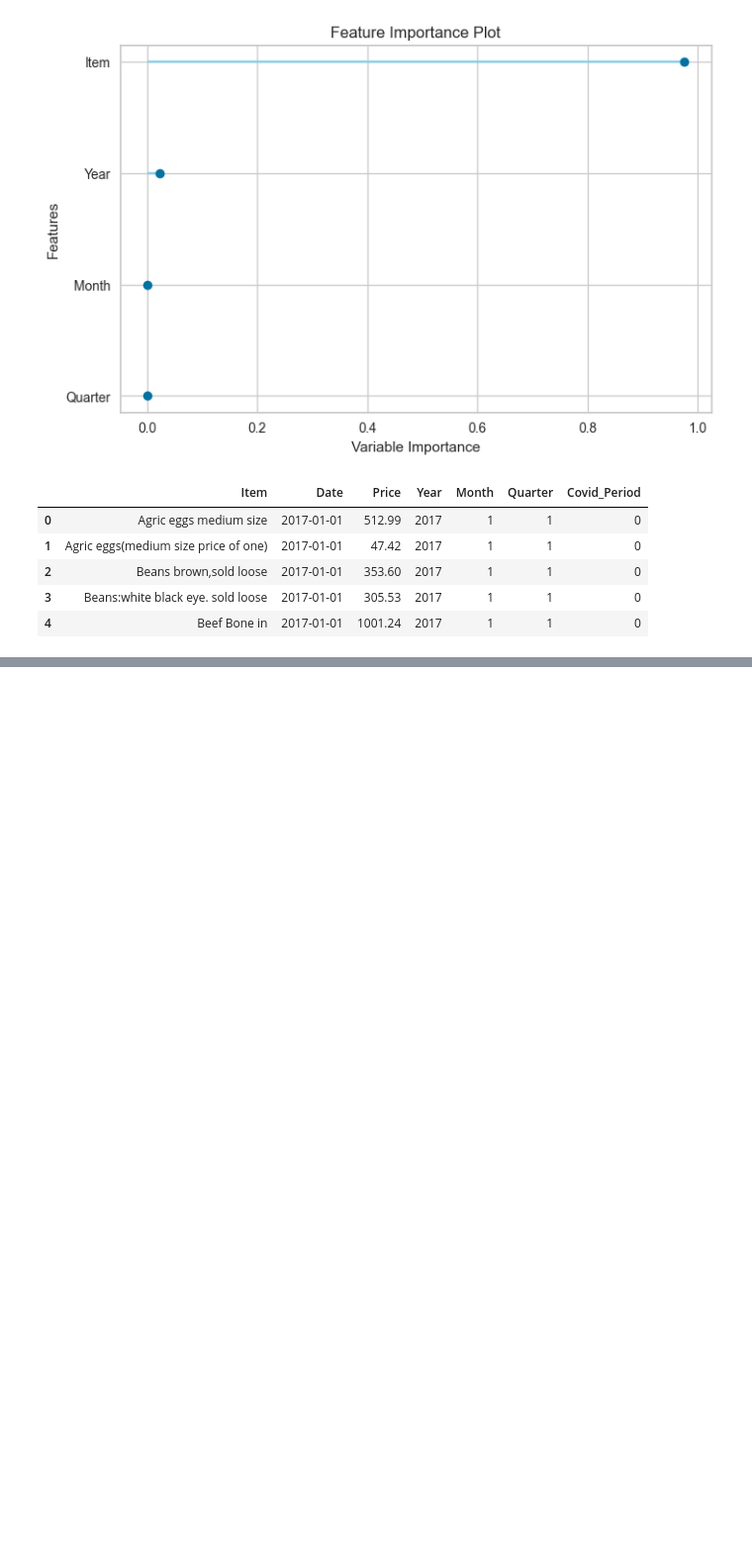
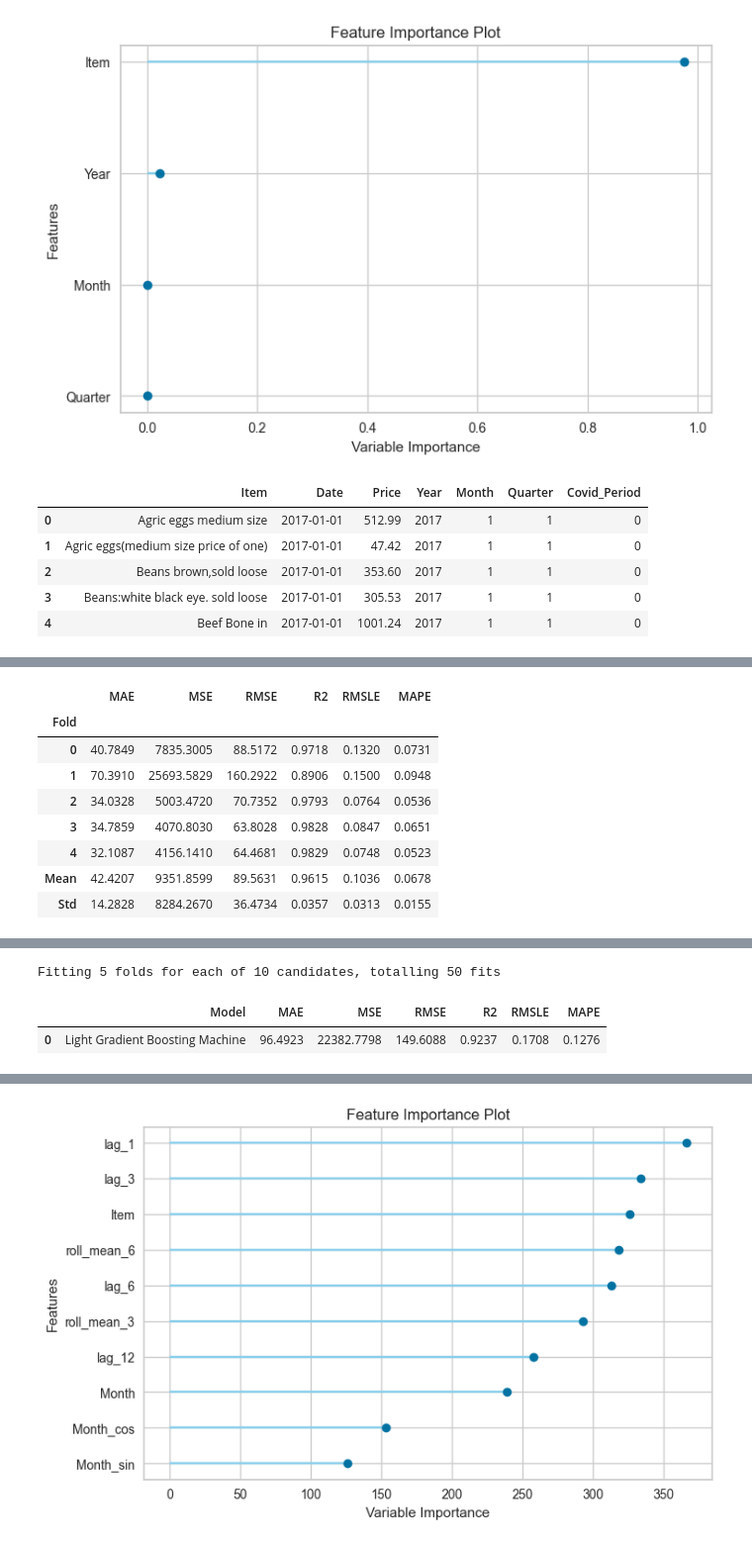
Before and after one commit to LesTobii/food-price-prediction, a Jupyter notebook: FFP_02_modeling.ipynb, the cells around one changed output, grey strips where cells are left out. Shown at 99% size. Cells and saved outputs as stored; diff of their text form; code cells hidden in the pictures; blank space fills up the shorter version.

Commit message:
Update FFP_02_modeling notebook

```diff
--- a/FFP_02_modeling.ipynb
+++ b/FFP_02_modeling.ipynb
@@ -248,0 +255,5 @@ df_engineered.head()
+# %%
+cutoff = df_engineered["Date"].max() - pd.DateOffset(months=6)
+
+train = df_engineered[df_engineered["Date"] <= cutoff]
+test  = df_engineered[df_engineered["Date"] >  cutoff]
@@ -248,0 +269,15 @@ df_engineered.head()
+# %%
+#lags and rolling averages
+def add_time_features(df, lags=[1,3,6,12], windows=[3,6]):
+    df = df.copy()
+    for lag in lags:
+        df[f'lag_{lag}'] = df.groupby("Item")['Price'].shift(lag)
+    for window in windows:
+        df[f'roll_mean_{window}'] = (
+            df.groupby("Item")['Price']
+              .transform(lambda x: x.shift(1).rolling(window).mean())
+        )
+    return df
+# %%
+train = add_time_features(train)
+test  = add_time_features(test)
@@ -248,0 +293,39 @@ df_engineered.head()
+# %%
+reg = setup(
+    data=train,
+    target='Price',
+    fold_strategy='timeseries',
+    fold=5,
+    data_split_shuffle=False,
+    session_id=123,
+    ignore_features=['Date']  # we already engineered date features
+)
+
+# Force LightGBM
+lgb_model = create_model('lightgbm')
+
+#Tune for better performance
+tuned_lgb = tune_model(lgb_model, optimize='RMSE')
+
+#Finalize for predictions
+final_lgb = finalize_model(tuned_lgb)
+
+#Predict on test set
+predictions = predict_model(final_lgb, data=test)
+
+# Evaluate performance
+
+from sklearn.metrics import mean_squared_error, mean_absolute_error, r2_score
+
+y_true = predictions['Price']
+y_pred = predictions['prediction_label']
+
+rmse = np.sqrt(mean_squared_error(y_true, y_pred))
+mae = mean_absolute_error(y_true, y_pred)
+r2 = r2_score(y_true, y_pred)
+
+print(f"RMSE: {rmse:.2f}, MAE: {mae:.2f}, R²: {r2:.3f}")
+
+# eature importance visualization
+plot_model(final_lgb, plot='feature')
+# %% [output]
@@ -248,0 +361,9 @@ df_engineered.head()
+|  | MAE | MSE | RMSE | R2 | RMSLE | MAPE |
+| Fold |  |  |  |  |  |  |
+| 0 | 40.7849 | 7835.3005 | 88.5172 | 0.9718 | 0.1320 | 0.0731 |
+| 1 | 70.3910 | 25693.5829 | 160.2922 | 0.8906 | 0.1500 | 0.0948 |
+| 2 | 34.0328 | 5003.4720 | 70.7352 | 0.9793 | 0.0764 | 0.0536 |
+| 3 | 34.7859 | 4070.8030 | 63.8028 | 0.9828 | 0.0847 | 0.0651 |
+| 4 | 32.1087 | 4156.1410 | 64.4681 | 0.9829 | 0.0748 | 0.0523 |
+| Mean | 42.4207 | 9351.8599 | 89.5631 | 0.9615 | 0.1036 | 0.0678 |
+| Std | 14.2828 | 8284.2670 | 36.4734 | 0.0357 | 0.0313 | 0.0155 |
@@ -248,0 +371,3 @@ df_engineered.head()
+Fitting 5 folds for each of 10 candidates, totalling 50 fits
+|  | Model | MAE | MSE | RMSE | R2 | RMSLE | MAPE |
+| 0 | Light Gradient Boosting Machine | 96.4923 | 22382.7798 | 149.6088 | 0.9237 | 0.1708 | 0.1276 |
@@ -248,0 +379 @@ df_engineered.head()
+[figure, added]
```
Also changed, not shown: parts of 10 cells of this notebook.
